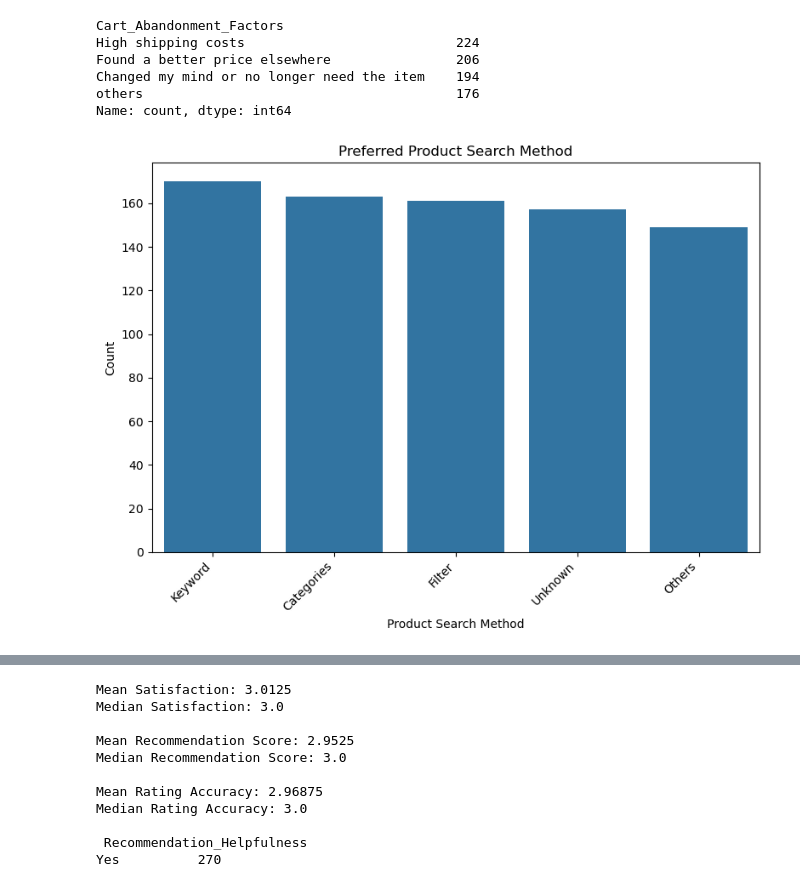
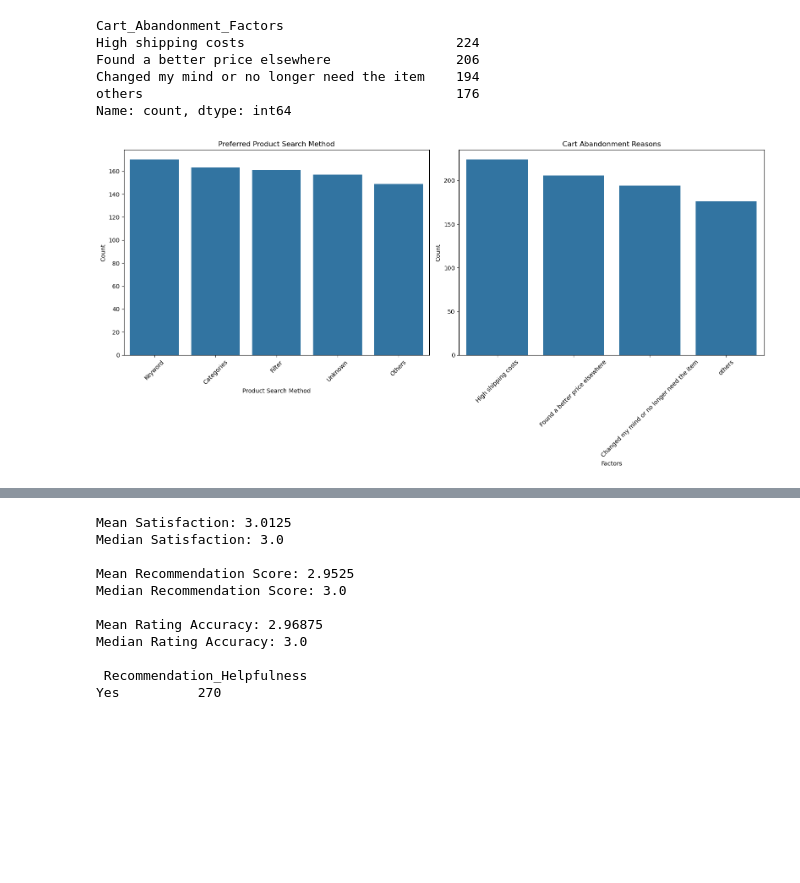
Before and after one commit to hchikhlonde14/Market-Basket-Analysis-for-Amazon, a Jupyter notebook: notebooks/MarketAnalysis.ipynb, the cells around one changed output, grey strips where cells are left out. Drawn from its saved outputs; the diff is of its cells as text; code cells hidden in the pictures; blank space fills up the shorter version.

```diff
--- a/notebooks/MarketAnalysis.ipynb
+++ b/notebooks/MarketAnalysis.ipynb
@@ -326,17 +312,37 @@ Changed my mind or no longer need the item    194
 others                                        176
 Name: count, dtype: int64
 # %%
-plt.figure(figsize=(8,6))
+# Product Search Method Distribution
+import seaborn as sns
+import matplotlib.pyplot as plt
 
+fig, ax = plt.subplots(1, 2, figsize=(16, 8))
+
+# First Plot
 sns.countplot(
     x=df["Product_Search_Method"],
-    order=df["Product_Search_Method"].value_counts().index
+    order=df["Product_Search_Method"].value_counts().index,
+    ax=ax[0]
 )
-plt.title("Preferred Product Search Method")
-plt.xlabel("Product Search Method")
-plt.ylabel("Count")
-plt.xticks(rotation = 45, ha="right")
+
+ax[0].set_title("Preferred Product Search Method")
+ax[0].set_xlabel("Product Search Method")
+ax[0].set_ylabel("Count")
+ax[0].tick_params(axis='x', rotation=45)
+
+# Second Plot
+sns.countplot(
+    x=df["Cart_Abandonment_Factors"],
+    order=df["Cart_Abandonment_Factors"].value_counts().index,
+    ax=ax[1]
+)
+
+ax[1].set_title("Cart Abandonment Reasons")
+ax[1].set_xlabel("Factors")
+ax[1].set_ylabel("Count")
+ax[1].tick_params(axis='x', rotation=45)
+
 plt.tight_layout()
 plt.show()
 # %% [output]
-[figure, old version]
+[figure, new version]
```
Also changed, not shown: parts of 20 cells of this notebook.
